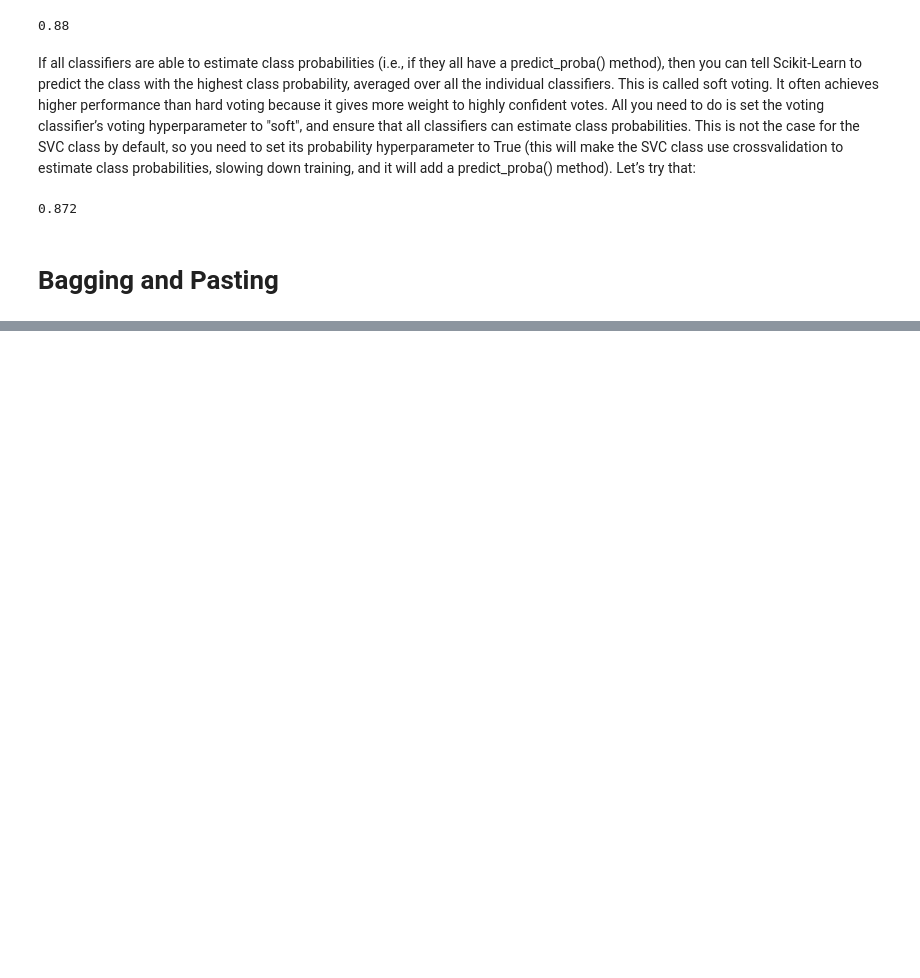
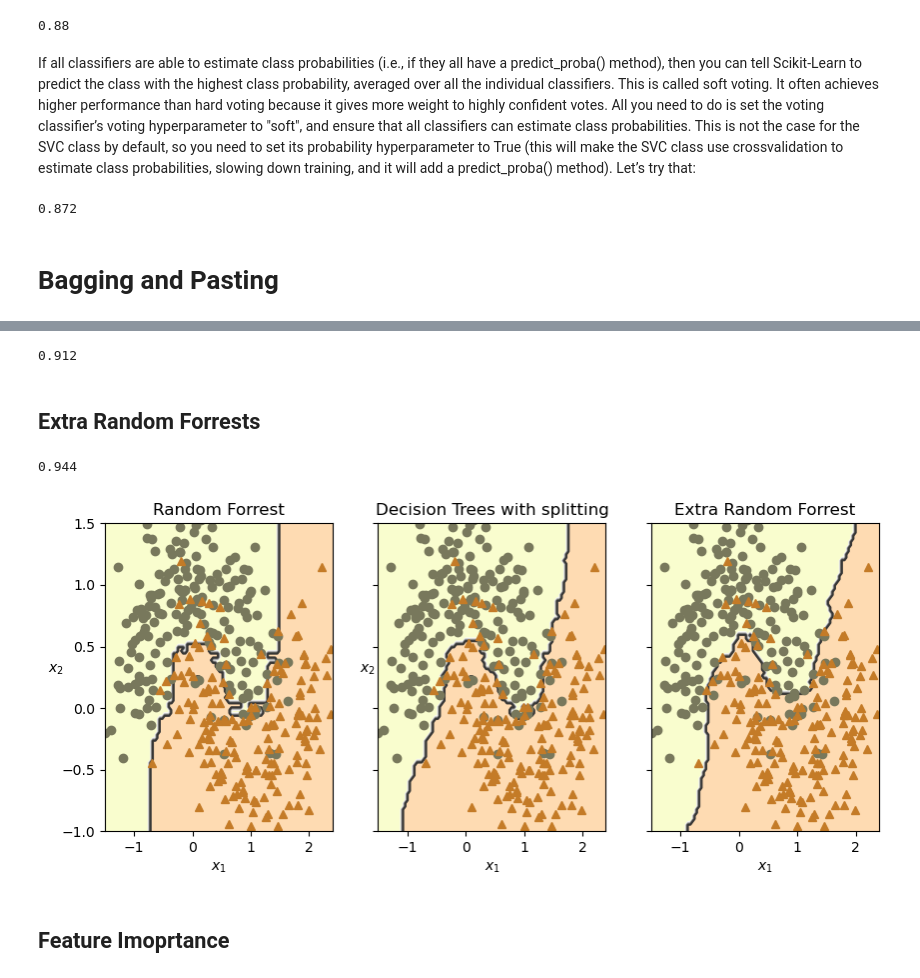
Before and after one commit to teavaj/handson-ml3, a Jupyter notebook: Vajk/CHAPTER 7 Ensemble Learning and Random Forests.ipynb, the cells around one changed output, grey strips where cells are left out. Cells and saved outputs as stored; diff of their text form; code cells hidden in the pictures; blank space fills up the shorter version.

```diff
--- a/Vajk/CHAPTER 7 Ensemble Learning and Random Forests.ipynb
+++ b/Vajk/CHAPTER 7 Ensemble Learning and Random Forests.ipynb
@@ -64,0 +195,8 @@ voting_clf.score(X_test, y_test)
+# %%
+rnd_clf = RandomForestClassifier(
+    n_estimators=500, max_leaf_nodes=16, n_jobs=-1, random_state=3
+)
+rnd_clf.fit(X_train, y_train)
+
+y_pred = rnd_clf.predict(X_test)
+accuracy_score(y_test, y_pred)
@@ -64,0 +223,63 @@ voting_clf.score(X_test, y_test)
+# %%
+y_pred = bag_clf.predict(X_test)
+accuracy_score(y_test, y_pred)
+# %% [output]
+0.912
+# %% [markdown]
+## Extra Random Forrests
+# %%
+ext_clf = ExtraTreesClassifier(
+    n_estimators=500, max_leaf_nodes=16, n_jobs=-1, random_state=34
+)
+ext_clf.fit(X_test, y_test)
+
+y_pred = ext_clf.predict(X_test)
+accuracy_score(y_test, y_pred)
+# %% [output]
+0.944
+# %%
+# extra code – this cell generates and saves Figure 7–5
+
+
+def plot_decision_boundary(clf, X, y, alpha=1.0):
+    axes = [-1.5, 2.4, -1, 1.5]
+    x1, x2 = np.meshgrid(
+        np.linspace(axes[0], axes[1], 100), np.linspace(axes[2], axes[3], 100)
+    )
+    X_new = np.c_[x1.ravel(), x2.ravel()]
+    y_pred = clf.predict(X_new).reshape(x1.shape)
+
+    plt.contourf(x1, x2, y_pred, alpha=0.3 * alpha, cmap="Wistia")
+    plt.contour(x1, x2, y_pred, cmap="Greys", alpha=0.8 * alpha)
+    colors = ["#78785c", "#c47b27"]
+    markers = ("o", "^")
+    for idx in (0, 1):
+        plt.plot(
+            X[:, 0][y == idx],
+            X[:, 1][y == idx],
+            color=colors[idx],
+            marker=markers[idx],
+            linestyle="none",
+        )
+    plt.axis(axes)
+    plt.xlabel(r"$x_1$")
+    plt.ylabel(r"$x_2$", rotation=0)
+
+
+fig, axes = plt.subplots(ncols=3, figsize=(10, 4), sharey=True)
+plt.sca(axes[0])
+plot_decision_boundary(rnd_clf, X_train, y_train)
+plt.title("Random Forrest")
+plt.sca(axes[1])
+plot_decision_boundary(bag_clf, X_train, y_train)
+plt.title("Decision Trees with splitting")
+plt.sca(axes[2])
+plot_decision_boundary(ext_clf, X_train, y_train)
+plt.title("Extra Random Forrest")
+plt.ylabel("")
+# save_fig("decision_tree_without_and_with_bagging_plot")
+plt.show()
+# %% [output]
+[figure, added]
+# %% [markdown]
+## Feature Imoprtance
```
Also changed, not shown: parts of 30 cells of this notebook, 2 other files.
